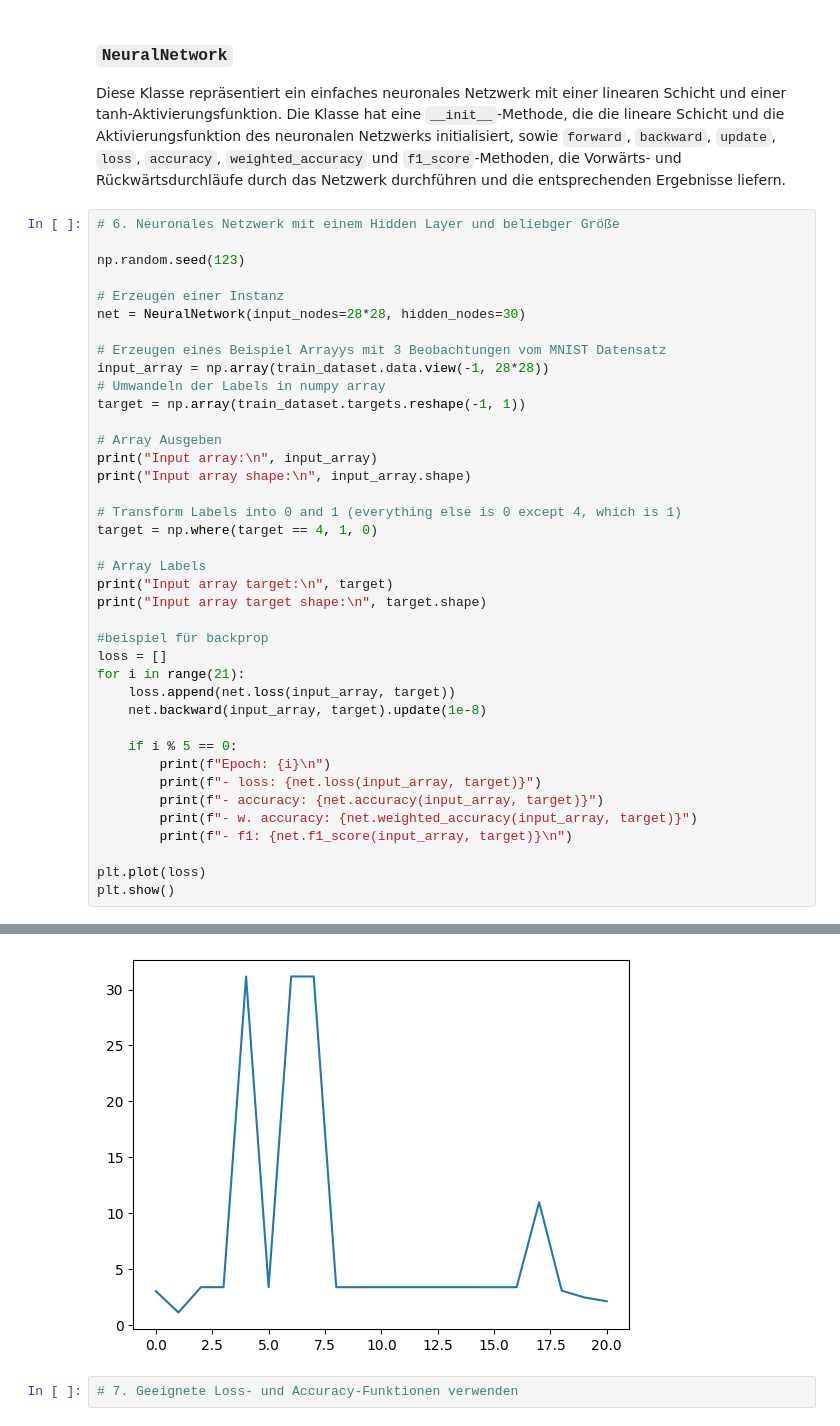
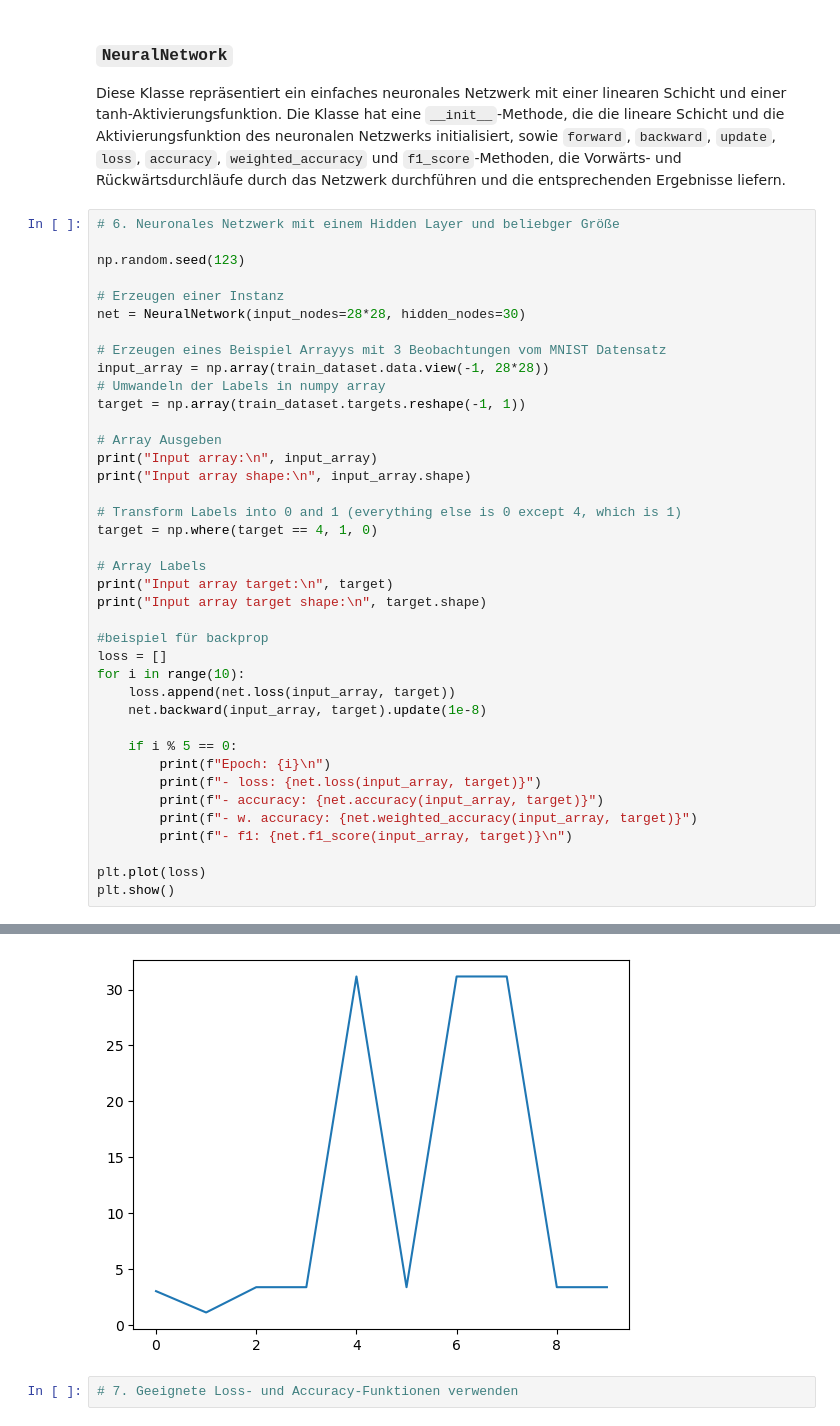
Before and after one commit to 7ben18/fhnw-vta-Vertiefende-Themen-der-Analysis, a Jupyter notebook: minichallenge1/vta-minichallenge-1.ipynb, the cells around one changed output, grey strips where cells are left out. Saved outputs shown, nothing was run; the diff lists cells and outputs as text.

```diff
--- a/minichallenge1/vta-minichallenge-1.ipynb
+++ b/minichallenge1/vta-minichallenge-1.ipynb
@@ -568,7 +568,7 @@ print("Input array target shape:\n", target.shape)
 
 #beispiel für backprop
 loss = []
-for i in range(21):
+for i in range(10):
     loss.append(net.loss(input_array, target))
     net.backward(input_array, target).update(1e-8)
 
@@ -619,4 +610,4 @@ Epoch: 10
-[figure, old version]
+[figure, new version]
 # %%
 # 7. Geeignete Loss- und Accuracy-Funktionen verwenden
 # %%
```
Also changed, not shown: parts of 4 cells of this notebook.
